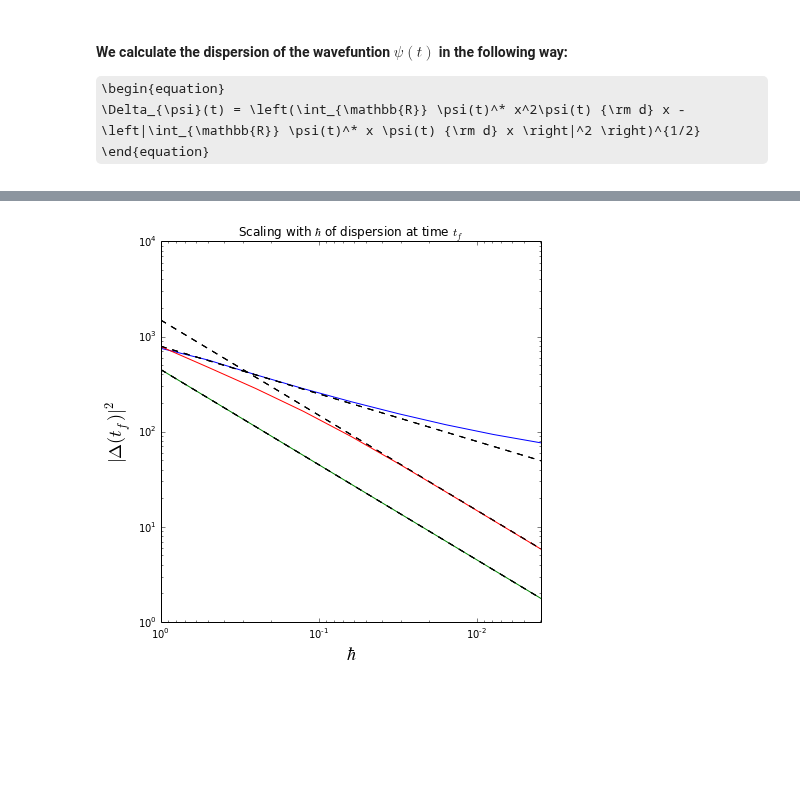
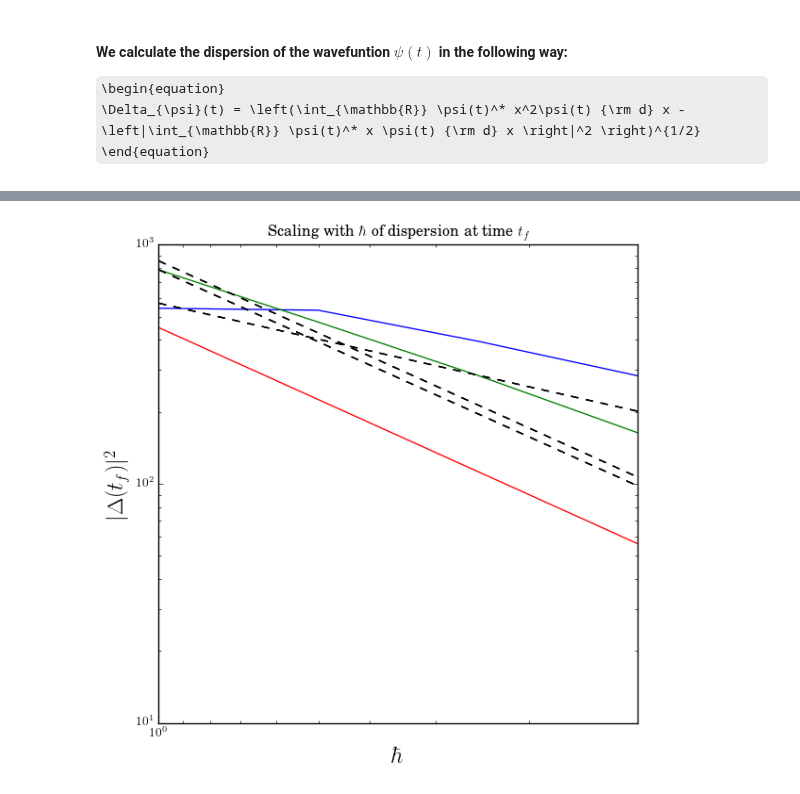
Before and after one commit to khadetushar/pySchrodinger, a Jupyter notebook: 1D Schroedinger Solver.ipynb, the cells around one changed output, grey strips where cells are left out. Drawn from its saved outputs; the diff is of its cells as text; code cells hidden in the pictures; some formulas as TeX source; blank space fills up the shorter version.

```diff
--- a/1D Schroedinger Solver.ipynb
+++ b/1D Schroedinger Solver.ipynb
@@ -304,8 +266,30 @@ computator = GetData(T = 30, N = 2**5)
 # %%
+storedData = []
+
+hbarUsed = np.array([2**(0), 2**(-1), 2**(-2), 2**(-3)])#, 2**(-4), 2**(-5), 2**(-6), 2**(-7), 2**(-8)])
+#hbarUsed = np.array([2**(-10)])
+
 def main():
-    hbarUsed = np.array([2**(0), 2**(-1), 2**(-2), 2**(-3), 2**(-4), 2**(-5), 2**(-6), 2**(-7), 2**(-8)])
-    #hbarUsed = np.array([2**(-10)])
-    storedData = [computator.compute(h) for h in hbarUsed]
+    computator = [GetData(
+                      nsteps = 30,
+                      resolution = 32,
+                      hbar = h)
+                  for h in hbarUsed]
+    for c in computator:
+        print('computing for h = {0}'.format(c.hbar))
+        storedData.append(
+            (c.compute(base_name = 'data/Scone_{0}'.format(c.hbar),
+                       V = LocalizedSmoothConicalPotential(
+                               c.ell, c.x, 1.3, 15),
+                       base_info = {'roughness' : 1.3,
+                                    'ell' : c.ell}),
+             c.compute(base_name = 'data/Spara_{0}'.format(c.hbar),
+                       V = LocalizedSmoothConicalPotential(
+                               0.0, c.x, 2, 15),
+                       base_info = {'roughness' : 2}),
+             c.compute(base_name = 'data/Sfree_{0}'.format(c.hbar),
+                       V = np.zeros(c.x.shape, c.x.dtype),
+                       base_info = {})))
 
 cProfile.run('main()', 'profile')
 p = pstats.Stats('profile')
@@ -472,34 +457,32 @@ dispersionMultipleH(tf = 30, yH = 25)
 # %%
 def dispersionFunctionOfHbar(tf = 30):
     finaltimedispersion =  [[0 for i in range(len(storedData))] for i in range(3)]
-    #hbarUsed = [storedData[i][1].hbar for i in range(len(storedData))]
-    hbarUsed = np.array([2**(0), 2**(-1), 2**(-2), 2**(-3), 2**(-4), 2**(-5), 2**(-6), 2**(-7), 2**(-8)])
     for i in range(len(storedData)):
         finaltimedispersion[0][i] = (storedData[i][0].dispersion_vs_t[tf])**2
         finaltimedispersion[1][i] = (storedData[i][1].dispersion_vs_t[tf])**2
         finaltimedispersion[2][i] = (storedData[i][2].dispersion_vs_t[tf])**2
     fig = plt.figure(figsize=(15, 15))
     for j in range(len(finaltimedispersion)):
         ax = fig.add_subplot(221)
         ax.plot(hbarUsed,
                 finaltimedispersion[j])
         ax.plot(hbarUsed,
                 hbarUsed*finaltimedispersion[1][0]*1, '--k')
         ax.plot(hbarUsed,
                 hbarUsed*finaltimedispersion[2][0]*1.9, '--k')
         ax.plot(hbarUsed,
                 hbarUsed**(0.5)*finaltimedispersion[0][0]*1.05, '--k')
         ax.set_xlim(0, 1)
         #ax.set_ylim(0, 800)
         ax.legend(loc = "best")
         ax.set_xlim(ax.get_xlim()[::-1])
         ax.set_xscale('log')
         ax.set_xlabel('$\\hbar$', fontsize = 18)
         ax.set_ylabel('$|\\Delta(t_f)|^2$', fontsize = 18)
         ax.set_yscale('log')
         ax.set_title("Scaling with $\\hbar$ of dispersion at time $t_f$")
         #plt.gcf().savefig('dispersionStudy.pdf', format = 'pdf')
     return None
 dispersionFunctionOfHbar(tf = 30)
 # %% [output]
-[figure, old version]
+[figure, new version]
```
Also changed, not shown: parts of 9 cells of this notebook.
